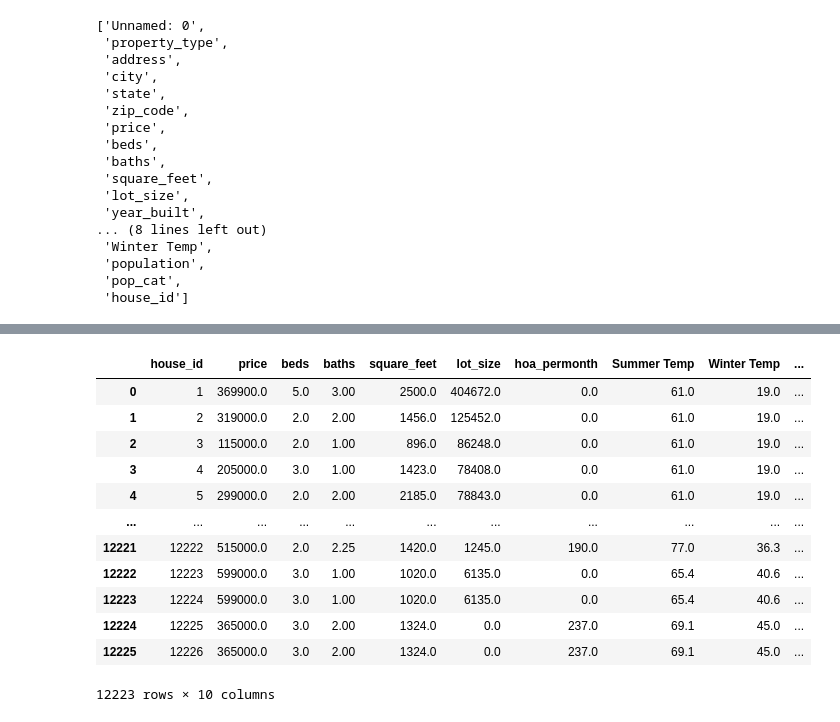
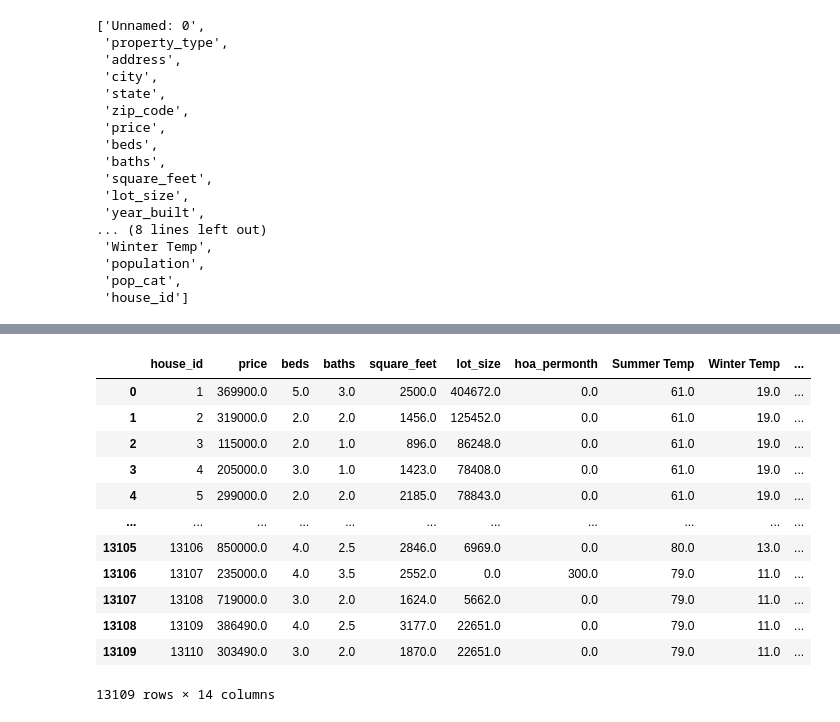
Before and after one commit to aaronrotman/house-finder, a Jupyter notebook: combination_data/combine_temp_population_housing.ipynb, the cells around one changed output, grey strips where cells are left out. Cells and saved outputs as stored; diff of their text form; code cells hidden in the pictures.

```diff
--- a/combination_data/combine_temp_population_housing.ipynb
+++ b/combination_data/combine_temp_population_housing.ipynb
@@ -305,20 +305,37 @@ training_data
 complete_housing_data.to_csv('housing_complete_data.csv')
 # %%
 training_data_dropna = training_data.dropna()
-# %%
-training_data_dropna
-# %% [output]
-|  | house_id | price | beds | baths | square_feet | lot_size | hoa_permonth | Summer Temp | Winter Temp | ... |
-| 0 | 1 | 369900.0 | 5.0 | 3.00 | 2500.0 | 404672.0 | 0.0 | 61.0 | 19.0 | ... |
-| 1 | 2 | 319000.0 | 2.0 | 2.00 | 1456.0 | 125452.0 | 0.0 | 61.0 | 19.0 | ... |
-| 2 | 3 | 115000.0 | 2.0 | 1.00 | 896.0 | 86248.0 | 0.0 | 61.0 | 19.0 | ... |
-| 3 | 4 | 205000.0 | 3.0 | 1.00 | 1423.0 | 78408.0 | 0.0 | 61.0 | 19.0 | ... |
-| 4 | 5 | 299000.0 | 2.0 | 2.00 | 2185.0 | 78843.0 | 0.0 | 61.0 | 19.0 | ... |
-| ... | ... | ... | ... | ... | ... | ... | ... | ... | ... | ... |
-| 12221 | 12222 | 515000.0 | 2.0 | 2.25 | 1420.0 | 1245.0 | 190.0 | 77.0 | 36.3 | ... |
-| 12222 | 12223 | 599000.0 | 3.0 | 1.00 | 1020.0 | 6135.0 | 0.0 | 65.4 | 40.6 | ... |
-| 12223 | 12224 | 599000.0 | 3.0 | 1.00 | 1020.0 | 6135.0 | 0.0 | 65.4 | 40.6 | ... |
-| 12224 | 12225 | 365000.0 | 3.0 | 2.00 | 1324.0 | 0.0 | 237.0 | 69.1 | 45.0 | ... |
-| 12225 | 12226 | 365000.0 | 3.0 | 2.00 | 1324.0 | 0.0 | 237.0 | 69.1 | 45.0 | ... |
-12223 rows × 10 columns
+# %%
+training_data_pre_hot = pd.DataFrame(training_data_dropna)
+# %%
+training_data_pre_hot["lot_size_hot"] = ["1" if ele  > 0 else "0" for ele in training_data_pre_hot["lot_size"]]
+training_data_pre_hot["hoa_hot"] = ["1" if ele  > 0 else "0" for ele in training_data_pre_hot["hoa_permonth"]]
+# training_data_pre_hot["pop_cat_hot"] = ["0" if ele  == "small" else if "1" if  ele  == "middle" else "3" for ele in training_data_pre_hot["pop_cat"]]
+# %%
+def applyFunc(s):
+    if s == 'small':
+        return '0'
+    elif s == 'middle':
+        return '1'
+    elif s == 'large':
+        return '2'
+    return ''
+
+training_data_pre_hot['pop_cat_hot'] = training_data_pre_hot['pop_cat'].apply(applyFunc)
+# %%
+training_data_pre_hot
+# %% [output]
+|  | house_id | price | beds | baths | square_feet | lot_size | hoa_permonth | Summer Temp | Winter Temp | ... |
+| 0 | 1 | 369900.0 | 5.0 | 3.0 | 2500.0 | 404672.0 | 0.0 | 61.0 | 19.0 | ... |
+| 1 | 2 | 319000.0 | 2.0 | 2.0 | 1456.0 | 125452.0 | 0.0 | 61.0 | 19.0 | ... |
+| 2 | 3 | 115000.0 | 2.0 | 1.0 | 896.0 | 86248.0 | 0.0 | 61.0 | 19.0 | ... |
+| 3 | 4 | 205000.0 | 3.0 | 1.0 | 1423.0 | 78408.0 | 0.0 | 61.0 | 19.0 | ... |
+| 4 | 5 | 299000.0 | 2.0 | 2.0 | 2185.0 | 78843.0 | 0.0 | 61.0 | 19.0 | ... |
+| ... | ... | ... | ... | ... | ... | ... | ... | ... | ... | ... |
+| 13105 | 13106 | 850000.0 | 4.0 | 2.5 | 2846.0 | 6969.0 | 0.0 | 80.0 | 13.0 | ... |
+| 13106 | 13107 | 235000.0 | 4.0 | 3.5 | 2552.0 | 0.0 | 300.0 | 79.0 | 11.0 | ... |
+| 13107 | 13108 | 719000.0 | 3.0 | 2.0 | 1624.0 | 5662.0 | 0.0 | 79.0 | 11.0 | ... |
+| 13108 | 13109 | 386490.0 | 4.0 | 2.5 | 3177.0 | 22651.0 | 0.0 | 79.0 | 11.0 | ... |
+| 13109 | 13110 | 303490.0 | 3.0 | 2.0 | 1870.0 | 22651.0 | 0.0 | 79.0 | 11.0 | ... |
+13109 rows × 14 columns
 # %%
```
Also changed, not shown: parts of 17 cells of this notebook, 57 other files.
